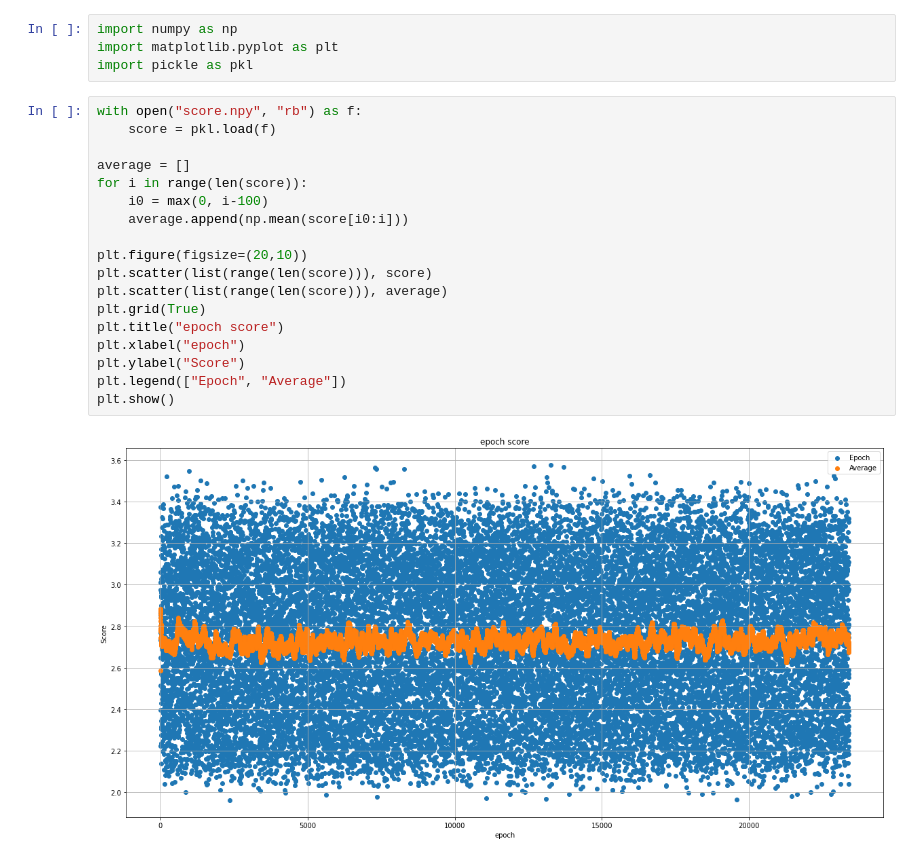
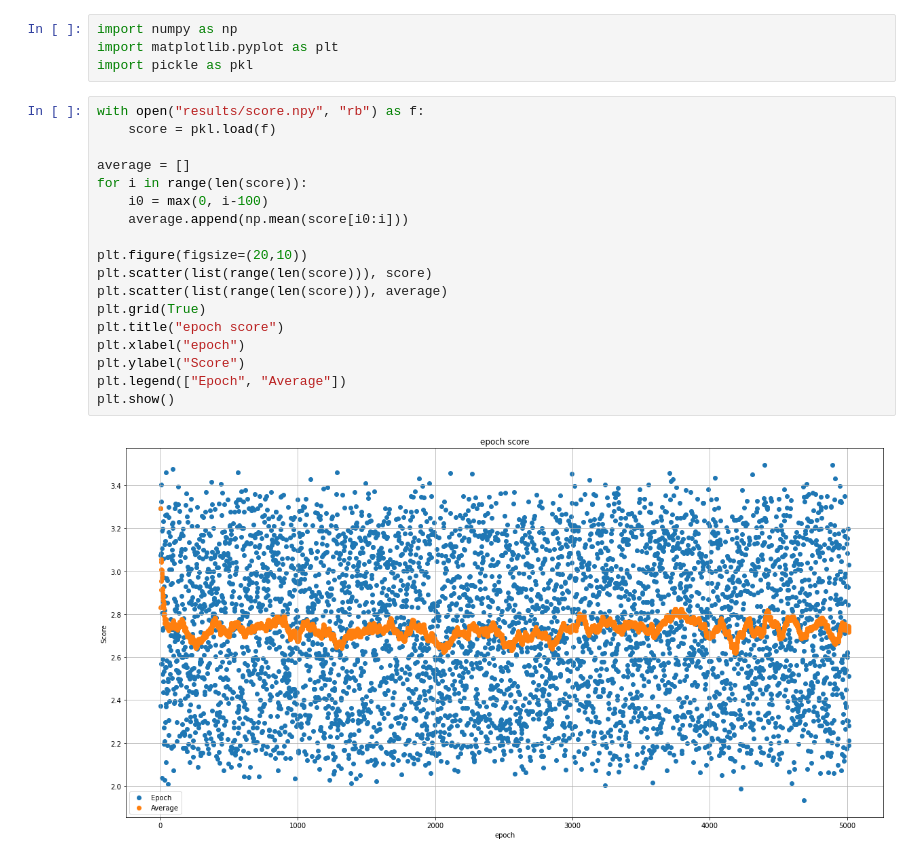
Before and after one commit to FeiGSSS/DMP_DQN, a Jupyter notebook: Plot_Scores.ipynb, the cells around one changed output. Drawn from its saved outputs; the diff is of its cells as text.

Commit message:
add new plot

```diff
--- a/Plot_Scores.ipynb
+++ b/Plot_Scores.ipynb
@@ -3,22 +3,22 @@ import numpy as np
 import matplotlib.pyplot as plt
 import pickle as pkl
 # %%
-with open("score.npy", "rb") as f:
+with open("results/score.npy", "rb") as f:
     score = pkl.load(f)
 
 average = []
 for i in range(len(score)):
     i0 = max(0, i-100)
     average.append(np.mean(score[i0:i]))
 
 plt.figure(figsize=(20,10))
 plt.scatter(list(range(len(score))), score)
 plt.scatter(list(range(len(score))), average)
 plt.grid(True)
 plt.title("epoch score")
 plt.xlabel("epoch")
 plt.ylabel("Score")
 plt.legend(["Epoch", "Average"])
 plt.show()
 # %% [output]
-[figure, old version]
+[figure, new version]
```
Also changed, not shown: 1 other file.
